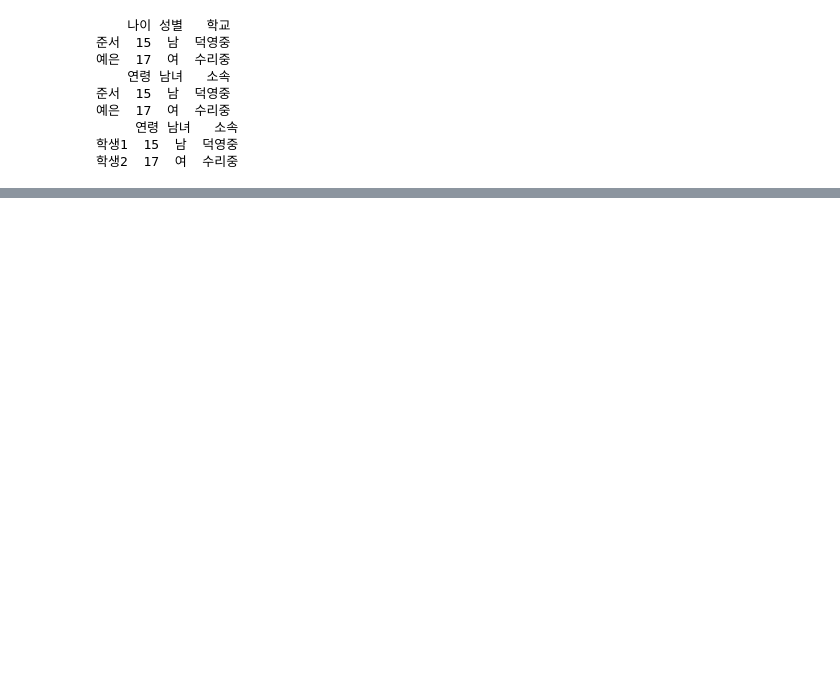
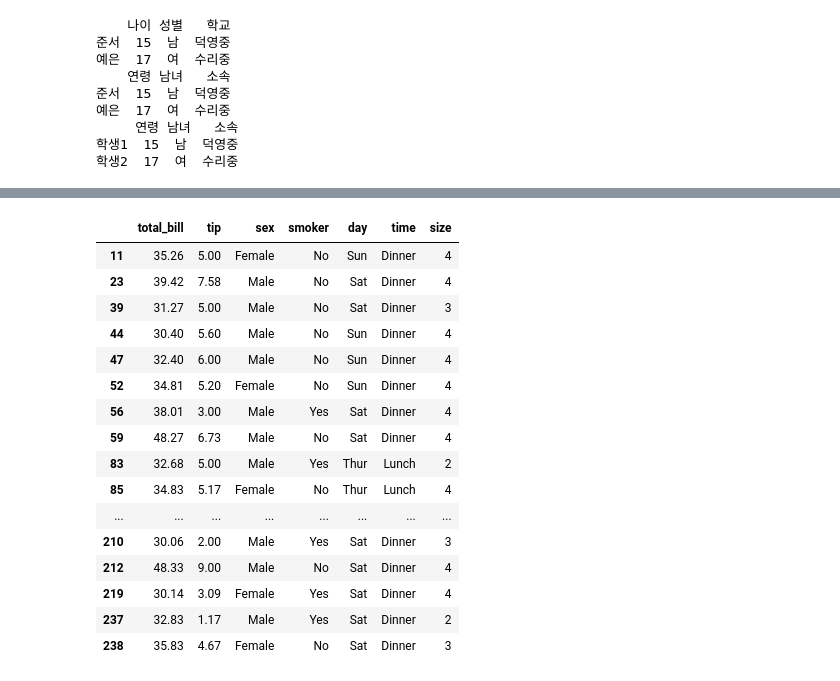
Before and after one commit to SKN35shimsungwook/data_collection_worksapce, a Jupyter notebook: data08_pandas기본.ipynb, the cells around one changed output, grey strips where cells are left out. Drawn from its saved outputs; the diff is of its cells as text; code cells hidden in the pictures; blank space fills up the shorter version.

```diff
--- a/data08_pandas기본.ipynb
+++ b/data08_pandas기본.ipynb
@@ -247,0 +412,4 @@ print(df)
+# %%
+# header은 기본이 첫 줄을 컬럼명으로 가져오도록 설정이 되여 있기 때문에 header='infer' 생략 가능하다.
+df= pd.read_csv('https://raw.githubusercontent.com/mwaskom/seaborn-data/master/tips.csv')
+print(df)
@@ -247,0 +620,21 @@ print(df)
+# %%
+# 1. 총 지불 금액(total_bill)이 30.0 초과인 데이터 검색
+df[df['total_bill'] > 30.0]
+# %% [output]
+|  | total_bill | tip | sex | smoker | day | time | size |
+| 11 | 35.26 | 5.00 | Female | No | Sun | Dinner | 4 |
+| 23 | 39.42 | 7.58 | Male | No | Sat | Dinner | 4 |
+| 39 | 31.27 | 5.00 | Male | No | Sat | Dinner | 3 |
+| 44 | 30.40 | 5.60 | Male | No | Sun | Dinner | 4 |
+| 47 | 32.40 | 6.00 | Male | No | Sun | Dinner | 4 |
+| 52 | 34.81 | 5.20 | Female | No | Sun | Dinner | 4 |
+| 56 | 38.01 | 3.00 | Male | Yes | Sat | Dinner | 4 |
+| 59 | 48.27 | 6.73 | Male | No | Sat | Dinner | 4 |
+| 83 | 32.68 | 5.00 | Male | Yes | Thur | Lunch | 2 |
+| 85 | 34.83 | 5.17 | Female | No | Thur | Lunch | 4 |
+| ... | ... | ... | ... | ... | ... | ... | ... |
+| 210 | 30.06 | 2.00 | Male | Yes | Sat | Dinner | 3 |
+| 212 | 48.33 | 9.00 | Male | No | Sat | Dinner | 4 |
+| 219 | 30.14 | 3.09 | Female | Yes | Sat | Dinner | 4 |
+| 237 | 32.83 | 1.17 | Male | Yes | Sat | Dinner | 2 |
+| 238 | 35.83 | 4.67 | Female | No | Sat | Dinner | 3 |
```
Also changed, not shown: parts of 69 cells of this notebook, 6 other files.
